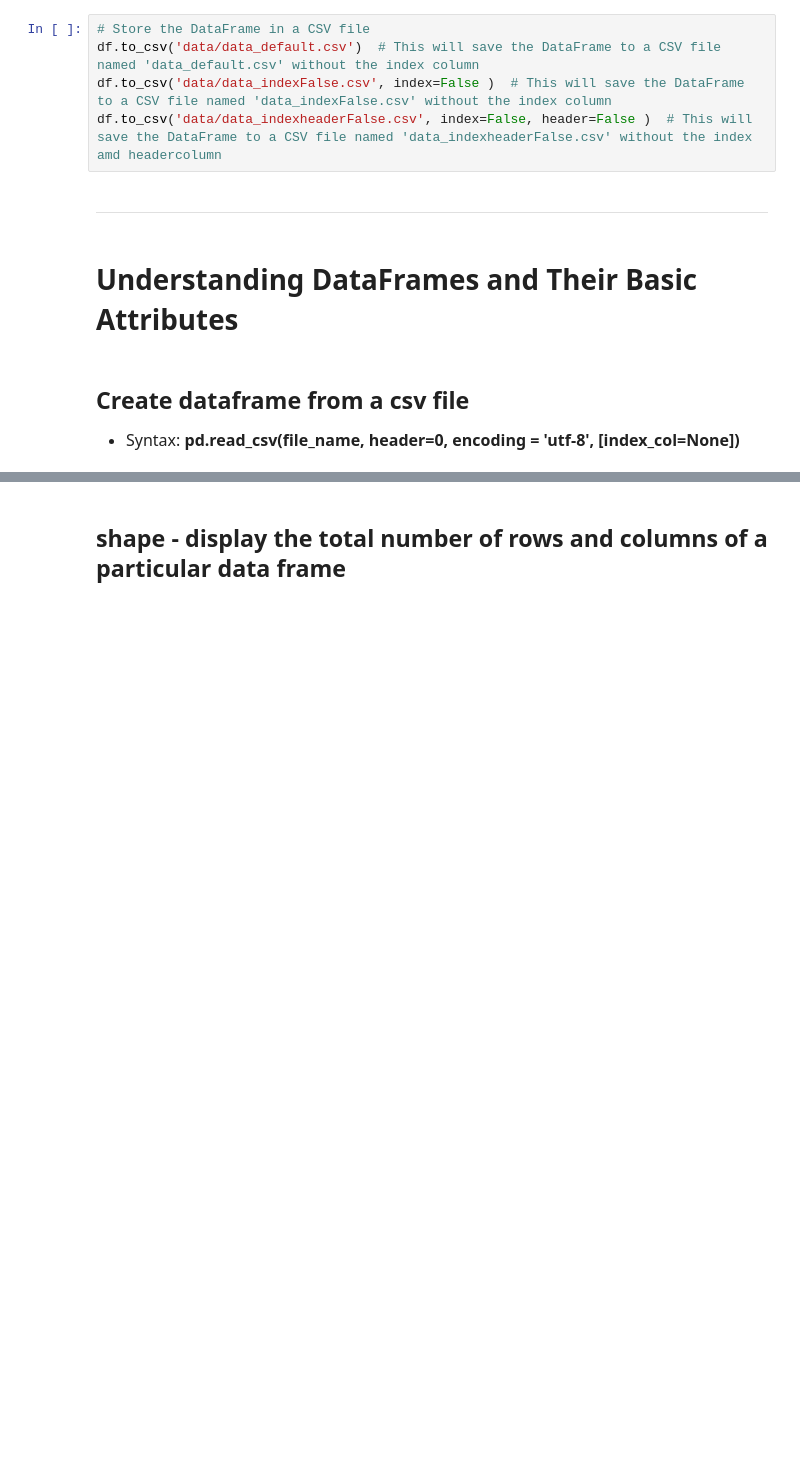
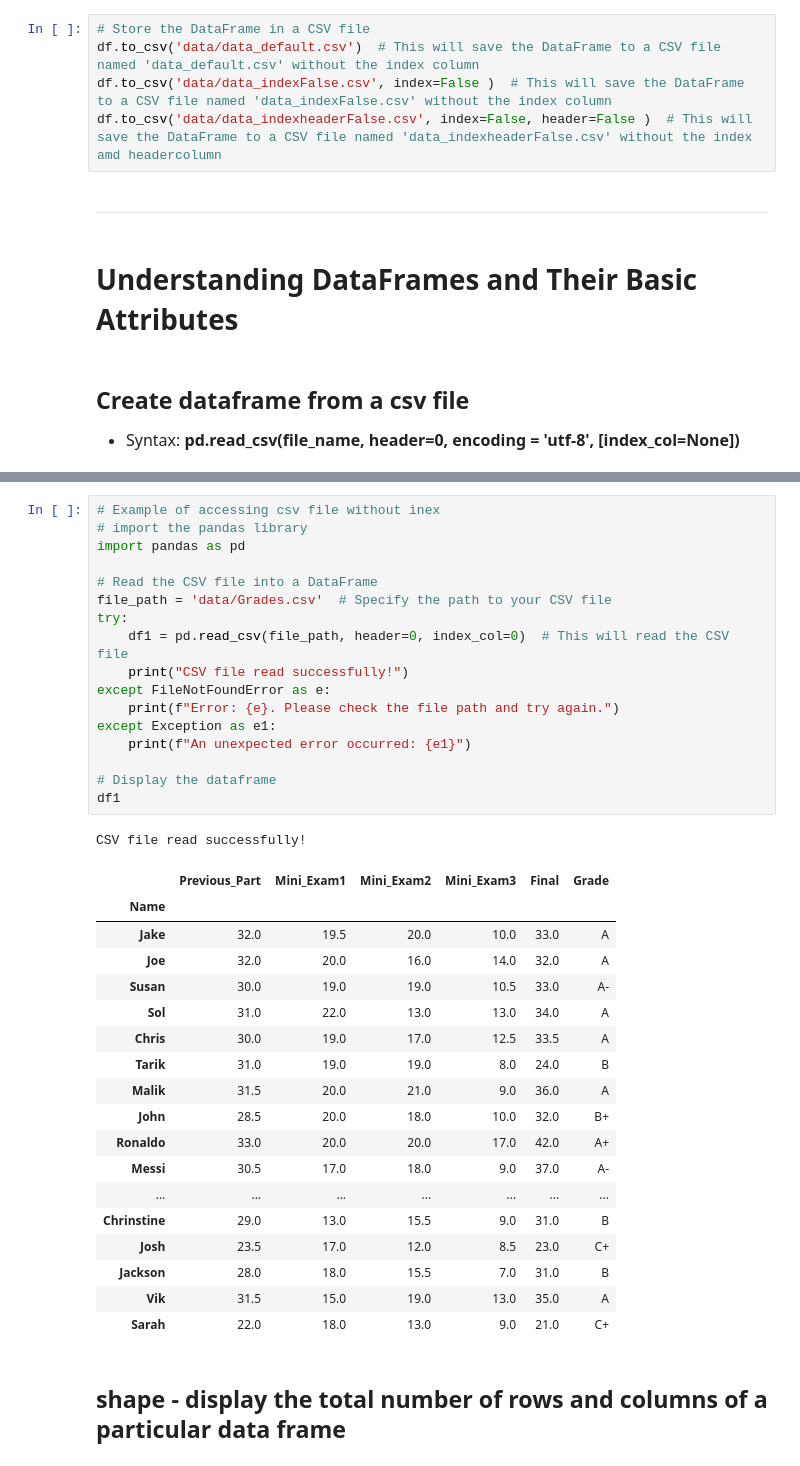
Before and after one commit to bacharehman/COM731, a Jupyter notebook: Week09.ipynb, the cells around one changed output, grey strips where cells are left out. Drawn from its saved outputs; the diff is of its cells as text; blank space fills up the shorter version.

```diff
--- a/Week09.ipynb
+++ b/Week09.ipynb
@@ -126,2 +161,39 @@ df.to_csv('data/data_indexheaderFalse.csv', index=False, header=False )  # This
+# %%
+# Example of accessing csv file without inex
+# import the pandas library
+import pandas as pd
+
+# Read the CSV file into a DataFrame
+file_path = 'data/Grades.csv'  # Specify the path to your CSV file
+try:
+    df1 = pd.read_csv(file_path, header=0, index_col=0)  # This will read the CSV file
+    print("CSV file read successfully!")
+except FileNotFoundError as e:
+    print(f"Error: {e}. Please check the file path and try again.")
+except Exception as e1:
+    print(f"An unexpected error occurred: {e1}")
+
+# Display the dataframe
+df1
+# %% [output]
+CSV file read successfully!
+|  | Previous_Part | Mini_Exam1 | Mini_Exam2 | Mini_Exam3 | Final | Grade |
+| Name |  |  |  |  |  |  |
+| Jake | 32.0 | 19.5 | 20.0 | 10.0 | 33.0 | A |
+| Joe | 32.0 | 20.0 | 16.0 | 14.0 | 32.0 | A |
+| Susan | 30.0 | 19.0 | 19.0 | 10.5 | 33.0 | A- |
+| Sol | 31.0 | 22.0 | 13.0 | 13.0 | 34.0 | A |
+| Chris | 30.0 | 19.0 | 17.0 | 12.5 | 33.5 | A |
+| Tarik | 31.0 | 19.0 | 19.0 | 8.0 | 24.0 | B |
+| Malik | 31.5 | 20.0 | 21.0 | 9.0 | 36.0 | A |
+| John | 28.5 | 20.0 | 18.0 | 10.0 | 32.0 | B+ |
+| Ronaldo | 33.0 | 20.0 | 20.0 | 17.0 | 42.0 | A+ |
+| Messi | 30.5 | 17.0 | 18.0 | 9.0 | 37.0 | A- |
+| ... | ... | ... | ... | ... | ... | ... |
+| Chrinstine | 29.0 | 13.0 | 15.5 | 9.0 | 31.0 | B |
+| Josh | 23.5 | 17.0 | 12.0 | 8.5 | 23.0 | C+ |
+| Jackson | 28.0 | 18.0 | 15.5 | 7.0 | 31.0 | B |
+| Vik | 31.5 | 15.0 | 19.0 | 13.0 | 35.0 | A |
+| Sarah | 22.0 | 18.0 | 13.0 | 9.0 | 21.0 | C+ |
 # %% [markdown]
 ## shape - display the total number of rows and columns of a particular data frame
```
Also changed, not shown: parts of 33 cells of this notebook.
